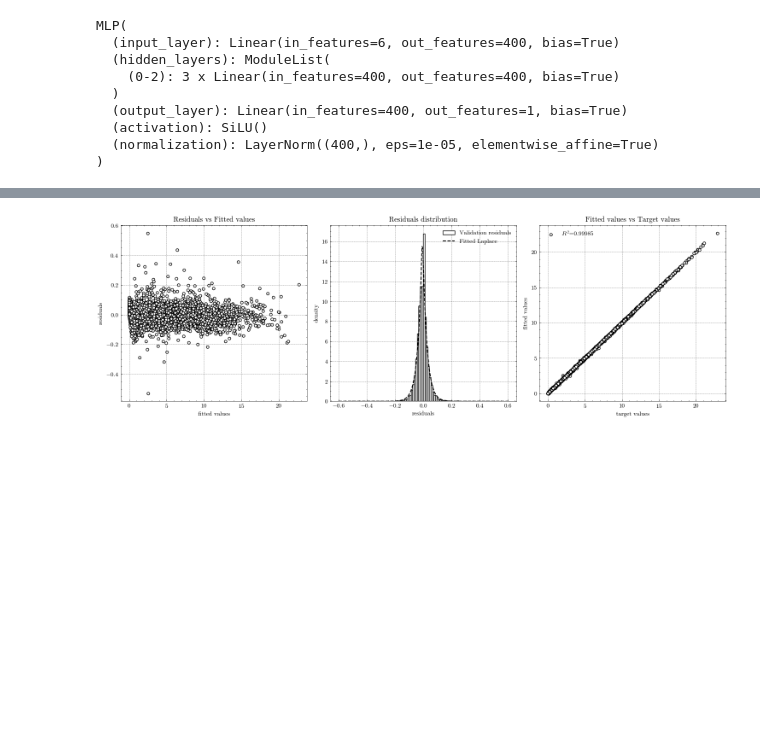
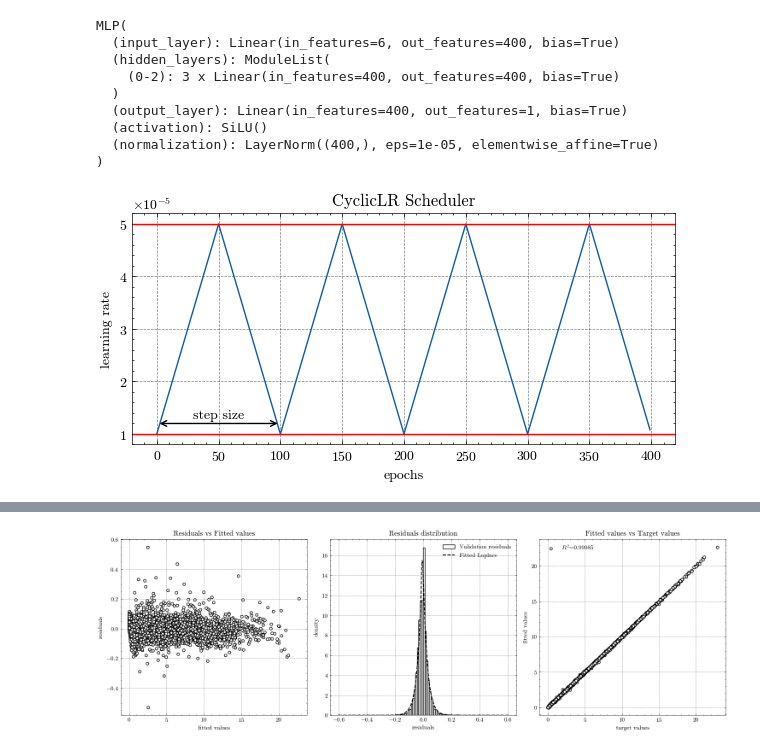
Before and after one commit to SaadSouilmi/Parallel-Monte-Carlo-and-Pricing-via-Neural-Networks-for-asian-options, a Jupyter notebook: fit.ipynb, the cells around one changed output, grey strips where cells are left out. Cells and saved outputs as stored; diff of their text form; code cells hidden in the pictures; blank space fills up the shorter version.

```diff
--- a/fit.ipynb
+++ b/fit.ipynb
@@ -29,6 +29,14 @@ model = MLP(
     normalization=config["normalization"],
 ).to(device)
 model.load_state_dict(torch.load("checkpoints/checkpoint.pth", map_location=device))
+optimizer = torch.optim.SGD(model.parameters(), lr=config["lr"], momentum=0.9)
+scheduler = torch.optim.lr_scheduler.CyclicLR(
+    optimizer,
+    base_lr=config["base_lr"],
+    max_lr=config["max_lr"],
+    step_size_up=50,
+    step_size_down=50,
+)
 model.eval()
 # %% [output]
 MLP(
@@ -40,6 +48,33 @@ MLP(
   (activation): SiLU()
   (normalization): LayerNorm((400,), eps=1e-05, elementwise_affine=True)
 )
+# %%
+learning_rate = []
+for i in range(400):
+    learning_rate.append(scheduler.get_last_lr())
+    scheduler.step()
+# %%
+# Display scheduler
+fig = plt.figure(figsize=(7, 3))
+
+plt.plot(
+    np.arange(400),
+    learning_rate,
+)
+plt.axhline(y=0.00005, color="red")
+plt.axhline(y=0.00001, color="red")
+plt.annotate(
+    text="", xy=(100, 0.000012), xytext=(0, 0.000012), arrowprops=dict(arrowstyle="<->")
+)
+plt.text(x=29, y=0.000013, s="step size")
+plt.xlabel("epochs")
+plt.ylabel("learning rate")
+plt.title("CyclicLR Scheduler")
+fig.savefig("img/CyclirLR-Scheduler.pdf")
+plt.show()
+plt.close()
+# %% [output]
+[figure, added]
 # %%
 # summary statistics utilities
 def residuals_diagnostic(
```
Also changed, not shown: parts of 5 cells of this notebook, 3 other files.
